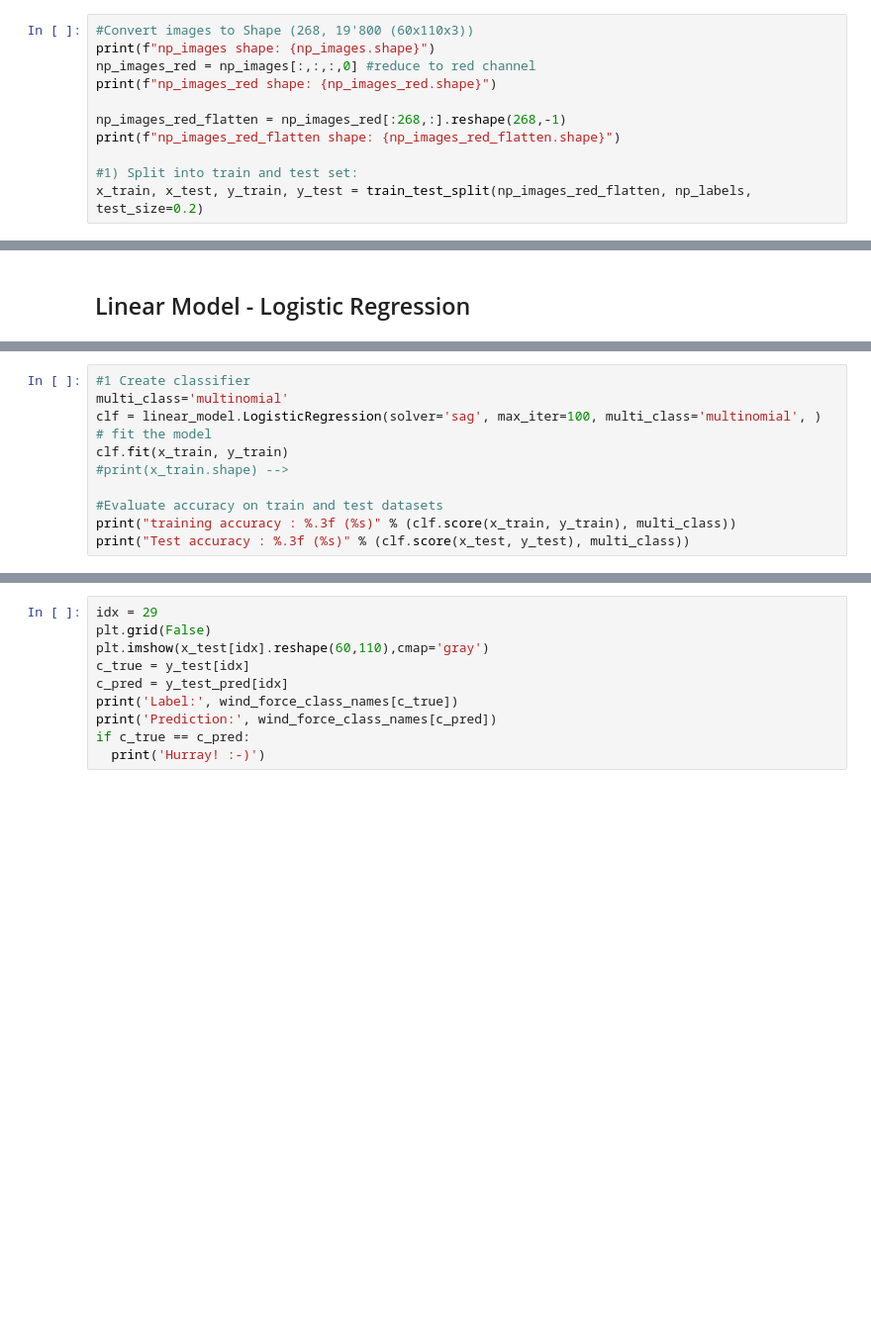
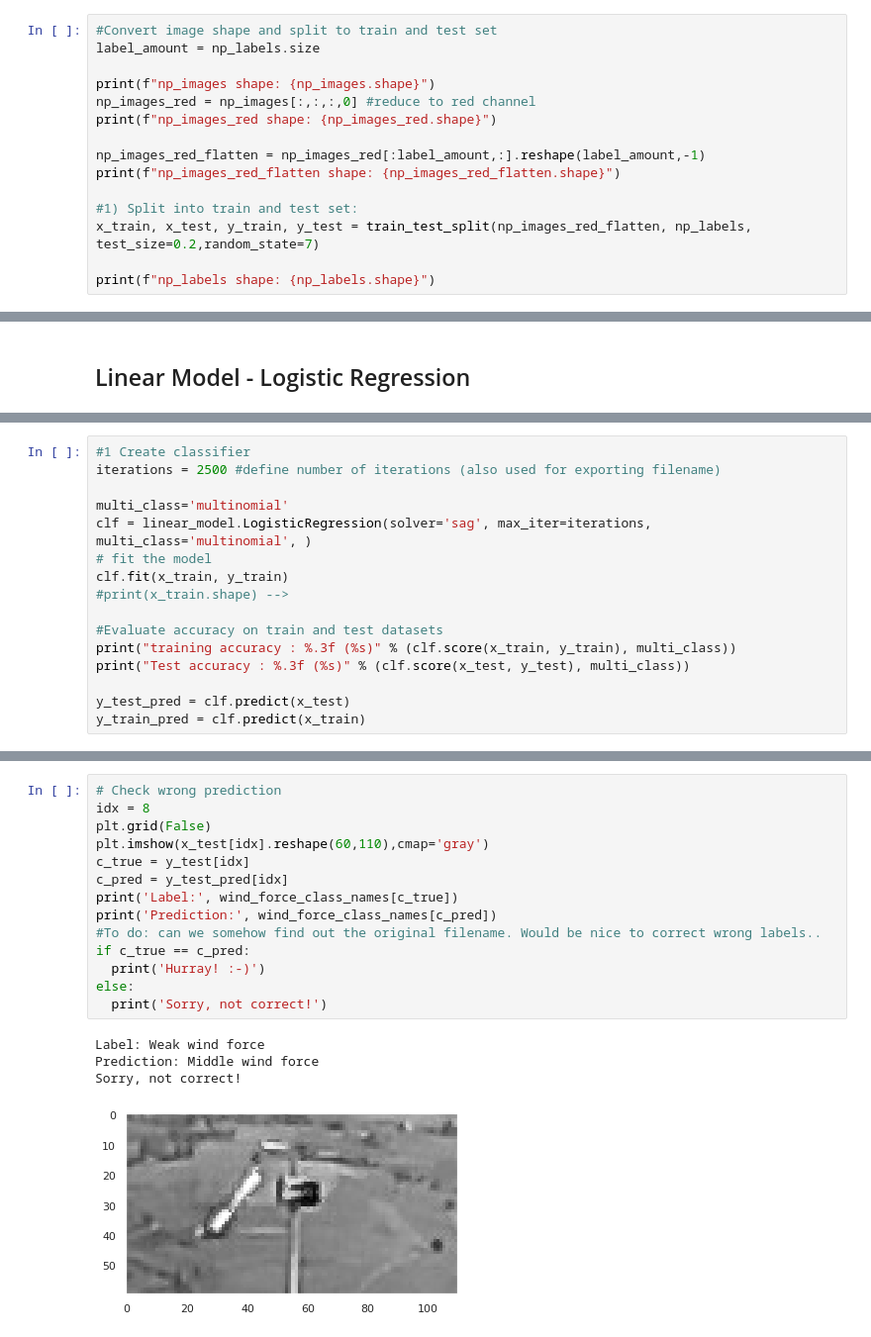
Before and after one commit to jonasbuechi/moentschele_project, a Jupyter notebook: scripts/modeling_Colab.ipynb, the cells around one changed output, grey strips where cells are left out. Shown at 99% size. Saved outputs shown, nothing was run; the diff lists cells and outputs as text; blank space fills up the shorter version.

```diff
--- a/scripts/modeling_Colab.ipynb
+++ b/scripts/modeling_Colab.ipynb
@@ -151,11 +229,15 @@ from IPython.display import HTML
 # %%
-#Convert images to Shape (268, 19'800 (60x110x3))
+#Convert image shape and split to train and test set
+label_amount = np_labels.size
+
 print(f"np_images shape: {np_images.shape}")
 np_images_red = np_images[:,:,:,0] #reduce to red channel
 print(f"np_images_red shape: {np_images_red.shape}")
 
-np_images_red_flatten = np_images_red[:268,:].reshape(268,-1)
+np_images_red_flatten = np_images_red[:label_amount,:].reshape(label_amount,-1)
 print(f"np_images_red_flatten shape: {np_images_red_flatten.shape}")
 
 #1) Split into train and test set:
-x_train, x_test, y_train, y_test = train_test_split(np_images_red_flatten, np_labels, test_size=0.2)
+x_train, x_test, y_train, y_test = train_test_split(np_images_red_flatten, np_labels, test_size=0.2,random_state=7)
+
+print(f"np_labels shape: {np_labels.shape}")
@@ -183,7 +290,9 @@ print(f"MAE test data: {mean_absolute_error(y_test,reg.predict(x_test))}")
 # %%
 #1 Create classifier
+iterations = 2500 #define number of iterations (also used for exporting filename)
+
 multi_class='multinomial'
-clf = linear_model.LogisticRegression(solver='sag', max_iter=100, multi_class='multinomial', )
+clf = linear_model.LogisticRegression(solver='sag', max_iter=iterations, multi_class='multinomial', )
 # fit the model
 clf.fit(x_train, y_train)
 #print(x_train.shape) -->
@@ -191,3 +300,6 @@ clf.fit(x_train, y_train)
 #Evaluate accuracy on train and test datasets
 print("training accuracy : %.3f (%s)" % (clf.score(x_train, y_train), multi_class))
 print("Test accuracy : %.3f (%s)" % (clf.score(x_test, y_test), multi_class))
+
+y_test_pred = clf.predict(x_test)
+y_train_pred = clf.predict(x_train)
@@ -196,10 +322,19 @@ y_test_pred = clf.predict(x_test)
 # %%
-idx = 29
+# Check wrong prediction
+idx = 8
 plt.grid(False)
 plt.imshow(x_test[idx].reshape(60,110),cmap='gray')
 c_true = y_test[idx]
 c_pred = y_test_pred[idx]
 print('Label:', wind_force_class_names[c_true])
 print('Prediction:', wind_force_class_names[c_pred])
+#To do: can we somehow find out the original filename. Would be nice to correct wrong labels..
 if c_true == c_pred:
   print('Hurray! :-)')
+else:
+  print('Sorry, not correct!')
+# %% [output]
+Label: Weak wind force
+Prediction: Middle wind force
+Sorry, not correct!
+[figure, added]
```
Also changed, not shown: parts of 36 cells of this notebook.
